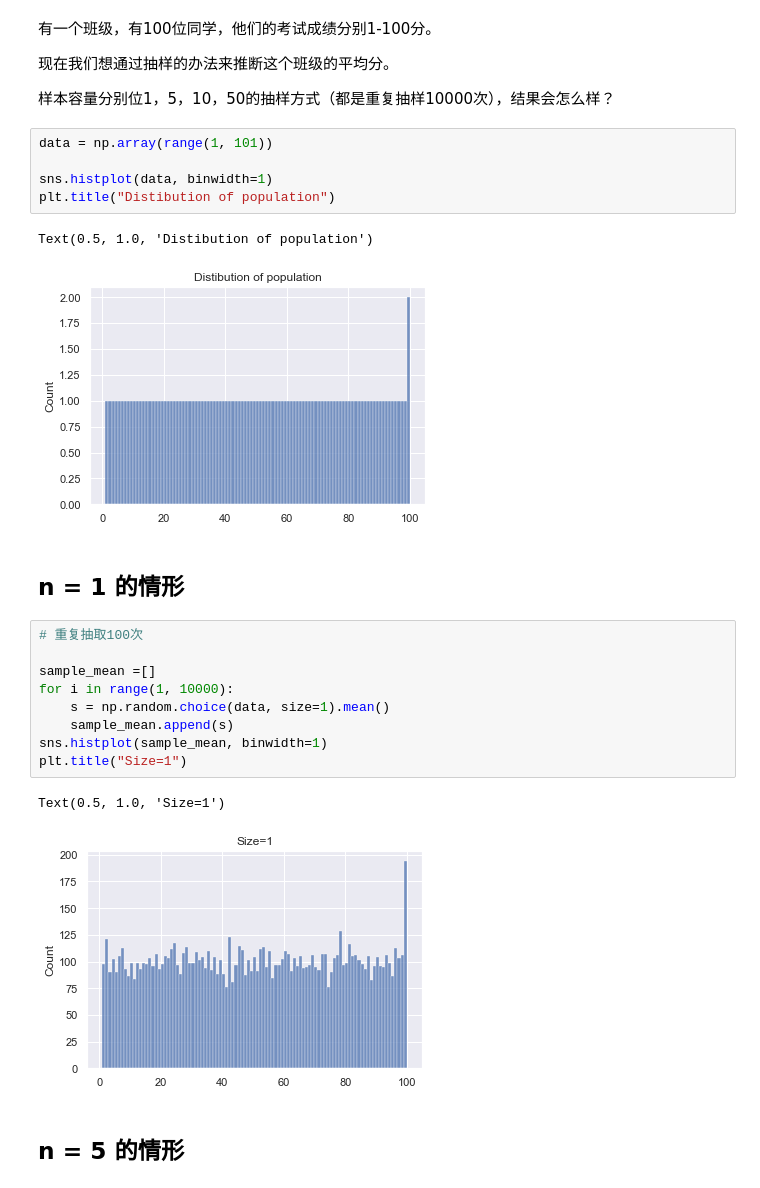
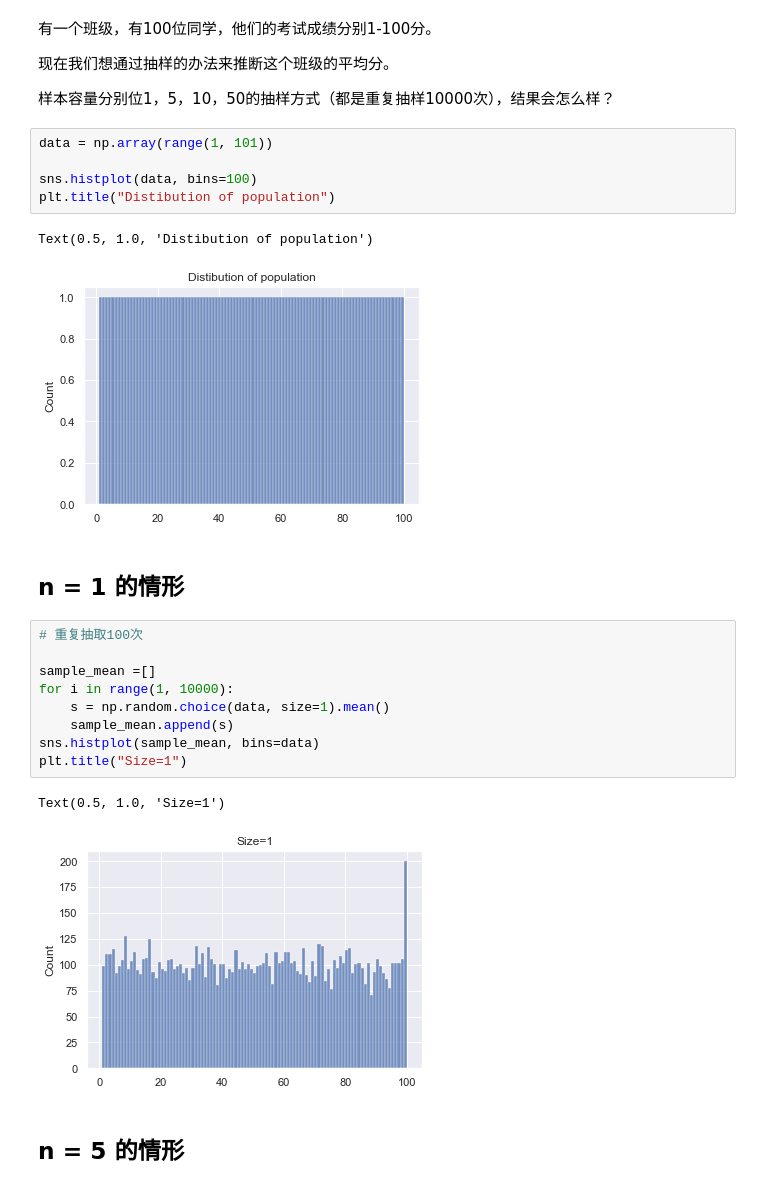
Before and after one commit to en-feng/survey_and_stats, a Jupyter notebook: sampling.ipynb, the cells around one changed output. Saved outputs shown, nothing was run; the diff lists cells and outputs as text.

```diff
--- a/sampling.ipynb
+++ b/sampling.ipynb
@@ -36,11 +36,11 @@ SyntaxError: invalid syntax (<ipython-input-18-4cc3023090fc>, line 1)
 # %%
 data = np.array(range(1, 101))
 
-sns.histplot(data, binwidth=1)
+sns.histplot(data, bins=100)
 plt.title("Distibution of population")
 # %% [output]
 Text(0.5, 1.0, 'Distibution of population')
-[figure, old version]
+[figure, new version]
 # %% [markdown]
 ## n = 1 的情形
 # %%
@@ -50,11 +50,11 @@ sample_mean =[]
 for i in range(1, 10000):
     s = np.random.choice(data, size=1).mean()
     sample_mean.append(s)
-sns.histplot(sample_mean, binwidth=1)
+sns.histplot(sample_mean, bins=data)
 plt.title("Size=1")
 # %% [output]
 Text(0.5, 1.0, 'Size=1')
-[figure, old version]
+[figure, new version]
 # %% [markdown]
 ## n = 5 的情形
 # %%
```
Also changed, not shown: parts of 3 cells of this notebook.
